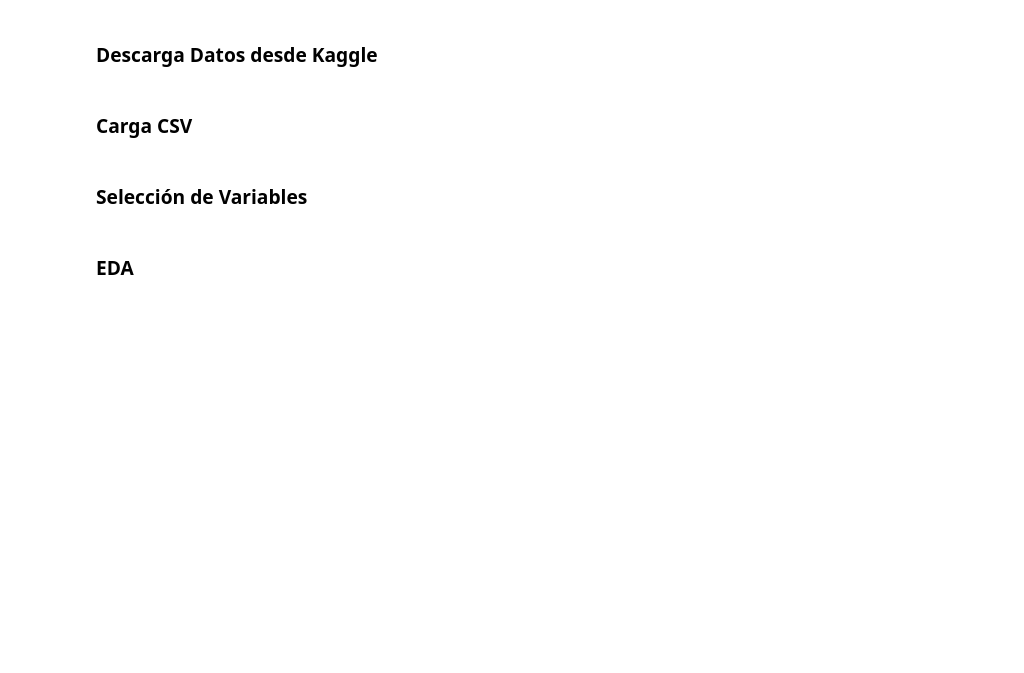
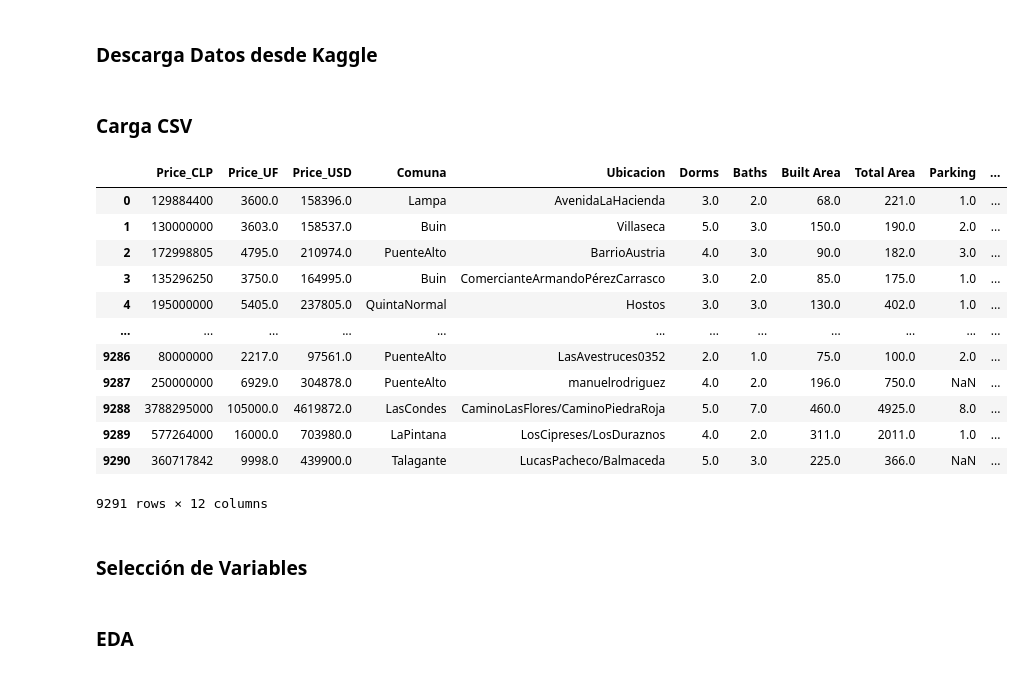
Before and after one commit to mespinoza8/Prediccion-Precio-Casas, a Jupyter notebook: precio_casas.ipynb, the cells around one changed output. Saved outputs shown, nothing was run; the diff lists cells and outputs as text; code cells hidden in the pictures; blank space fills up the shorter version.

```diff
--- a/precio_casas.ipynb
+++ b/precio_casas.ipynb
@@ -31,5 +32,21 @@ warnings.filterwarnings("ignore", category=ConvergenceWarning)
 ### Carga CSV
 # %%
 df_casas=pd.read_csv('2023-07-18 Propiedades Web Scrape.csv')
+# %%
+df_casas
+# %% [output]
+|  | Price_CLP | Price_UF | Price_USD | Comuna | Ubicacion | Dorms | Baths | Built Area | Total Area | Parking | ... |
+| 0 | 129884400 | 3600.0 | 158396.0 | Lampa | AvenidaLaHacienda | 3.0 | 2.0 | 68.0 | 221.0 | 1.0 | ... |
+| 1 | 130000000 | 3603.0 | 158537.0 | Buin | Villaseca | 5.0 | 3.0 | 150.0 | 190.0 | 2.0 | ... |
+| 2 | 172998805 | 4795.0 | 210974.0 | PuenteAlto | BarrioAustria | 4.0 | 3.0 | 90.0 | 182.0 | 3.0 | ... |
+| 3 | 135296250 | 3750.0 | 164995.0 | Buin | ComercianteArmandoPérezCarrasco | 3.0 | 2.0 | 85.0 | 175.0 | 1.0 | ... |
+| 4 | 195000000 | 5405.0 | 237805.0 | QuintaNormal | Hostos | 3.0 | 3.0 | 130.0 | 402.0 | 1.0 | ... |
+| ... | ... | ... | ... | ... | ... | ... | ... | ... | ... | ... | ... |
+| 9286 | 80000000 | 2217.0 | 97561.0 | PuenteAlto | LasAvestruces0352 | 2.0 | 1.0 | 75.0 | 100.0 | 2.0 | ... |
+| 9287 | 250000000 | 6929.0 | 304878.0 | PuenteAlto | manuelrodriguez | 4.0 | 2.0 | 196.0 | 750.0 | NaN | ... |
+| 9288 | 3788295000 | 105000.0 | 4619872.0 | LasCondes | CaminoLasFlores/CaminoPiedraRoja | 5.0 | 7.0 | 460.0 | 4925.0 | 8.0 | ... |
+| 9289 | 577264000 | 16000.0 | 703980.0 | LaPintana | LosCipreses/LosDuraznos | 4.0 | 2.0 | 311.0 | 2011.0 | 1.0 | ... |
+| 9290 | 360717842 | 9998.0 | 439900.0 | Talagante | LucasPacheco/Balmaceda | 5.0 | 3.0 | 225.0 | 366.0 | NaN | ... |
+9291 rows × 12 columns
 # %% [markdown]
 ### Selección de Variables
```
Also changed, not shown: parts of 18 cells of this notebook.
